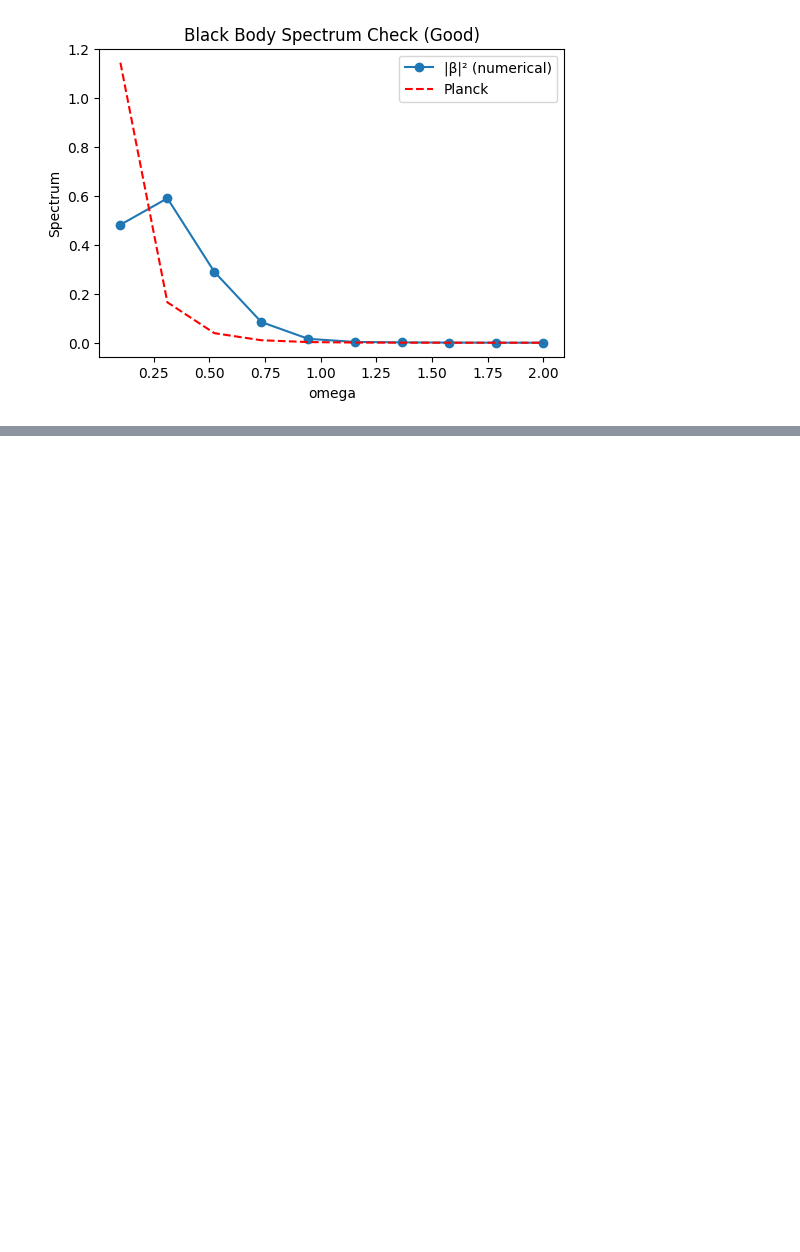
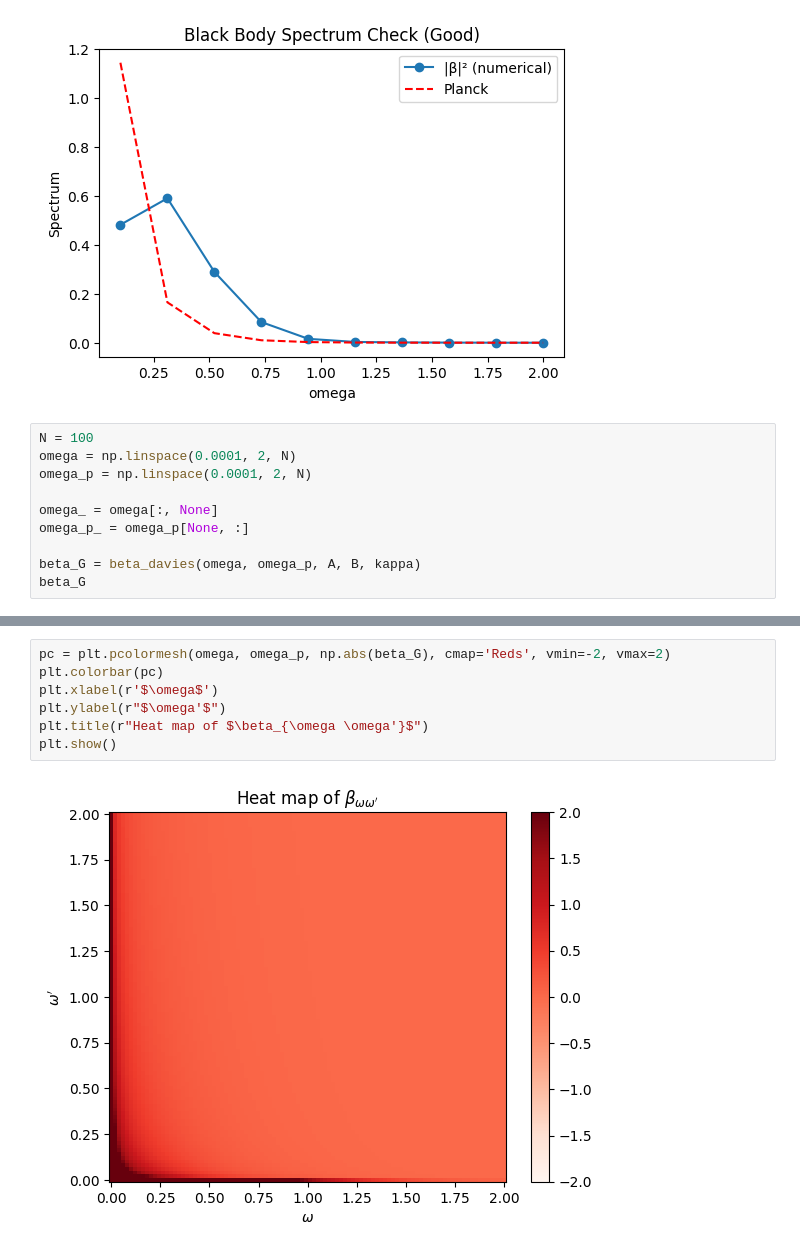
Before and after one commit to KaizokuOu56/movingMirror, a Jupyter notebook: trials1/Davies-Verification.ipynb, the cells around one changed output, grey strips where cells are left out. Drawn from its saved outputs; the diff is of its cells as text; blank space fills up the shorter version.

Commit message:
Added to Davies-Verification

```diff
--- a/trials1/Davies-Verification.ipynb
+++ b/trials1/Davies-Verification.ipynb
@@ -282,3 +282,13 @@ plt.title("Black Body Spectrum Check (Good)")
 plt.show()
 # %% [output]
 [figure]
+# %%
+N = 100
+omega = np.linspace(0.0001, 2, N)
+omega_p = np.linspace(0.0001, 2, N)
+
+omega_ = omega[:, None]
+omega_p_ = omega_p[None, :]
+
+beta_G = beta_davies(omega, omega_p, A, B, kappa)
+beta_G
@@ -284,0 +310,9 @@ plt.show()
+# %%
+pc = plt.pcolormesh(omega, omega_p, np.abs(beta_G), cmap='Reds', vmin=-2, vmax=2)
+plt.colorbar(pc)
+plt.xlabel(r'$\omega$')
+plt.ylabel(r"$\omega'$")
+plt.title(r"Heat map of $\beta_{\omega \omega'}$")
+plt.show()
+# %% [output]
+[figure, added]
```
Also changed, not shown: parts of 3 cells of this notebook.
